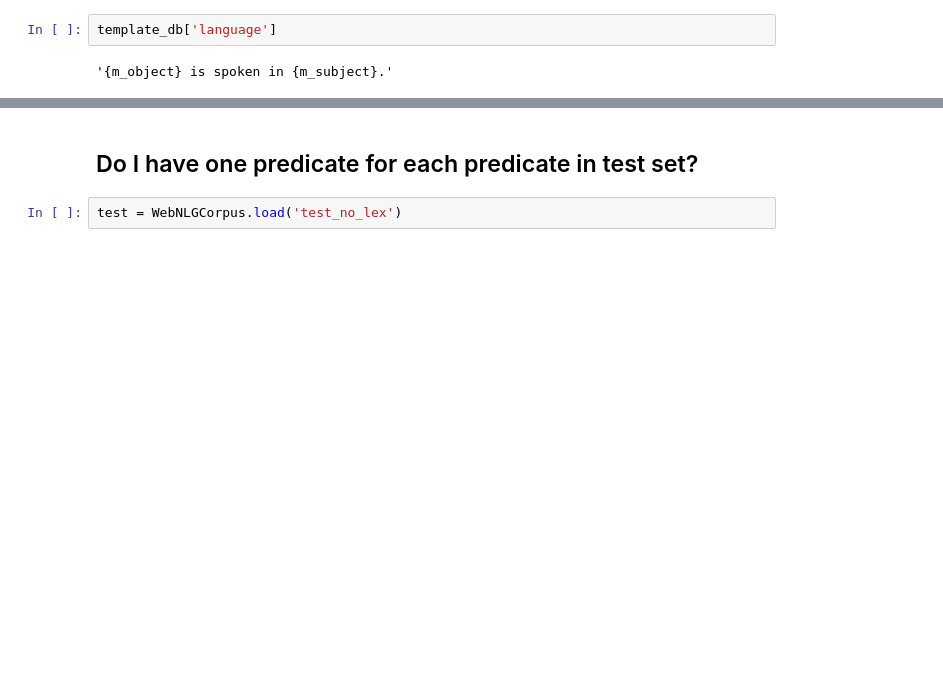
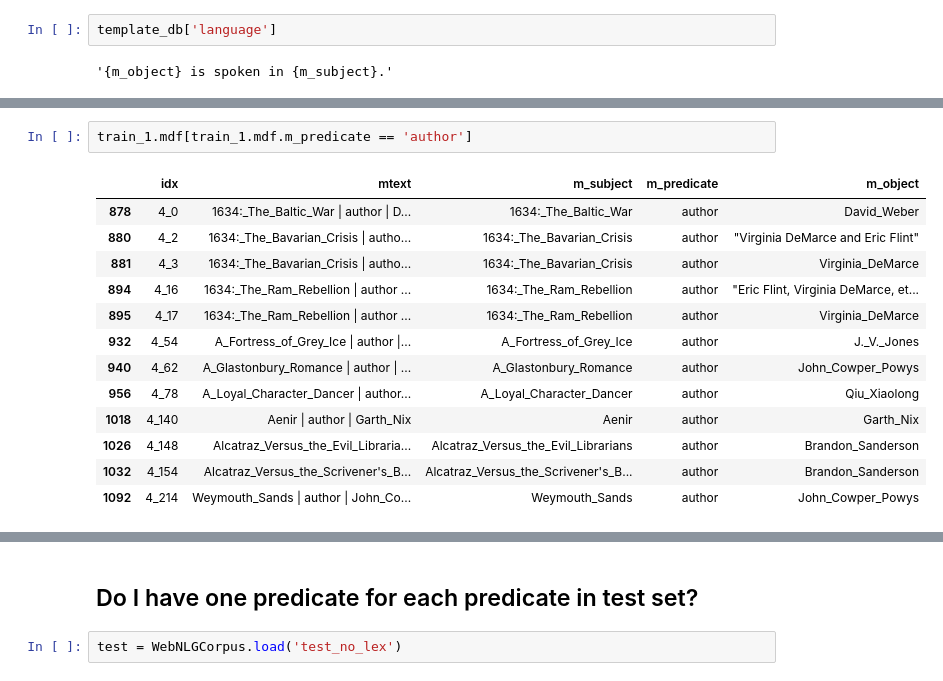
Before and after one commit to abevieiramota/challenge-webnlg, a Jupyter notebook: notebook/5 - Model - Template Based - roots.ipynb, the cells around one changed output, grey strips where cells are left out. Saved outputs shown, nothing was run; the diff lists cells and outputs as text; blank space fills up the shorter version.

```diff
--- a/notebook/5 - Model - Template Based - roots.ipynb
+++ b/notebook/5 - Model - Template Based - roots.ipynb
@@ -222,0 +243,16 @@ template_db['language']
+# %%
+train_1.mdf[train_1.mdf.m_predicate == 'author']
+# %% [output]
+|  | idx | mtext | m_subject | m_predicate | m_object |
+| 878 | 4_0 | 1634:_The_Baltic_War | author | D... | 1634:_The_Baltic_War | author | David_Weber |
+| 880 | 4_2 | 1634:_The_Bavarian_Crisis | autho... | 1634:_The_Bavarian_Crisis | author | "Virginia DeMarce and Eric Flint" |
+| 881 | 4_3 | 1634:_The_Bavarian_Crisis | autho... | 1634:_The_Bavarian_Crisis | author | Virginia_DeMarce |
+| 894 | 4_16 | 1634:_The_Ram_Rebellion | author ... | 1634:_The_Ram_Rebellion | author | "Eric Flint, Virginia DeMarce, et... |
+| 895 | 4_17 | 1634:_The_Ram_Rebellion | author ... | 1634:_The_Ram_Rebellion | author | Virginia_DeMarce |
+| 932 | 4_54 | A_Fortress_of_Grey_Ice | author |... | A_Fortress_of_Grey_Ice | author | J._V._Jones |
+| 940 | 4_62 | A_Glastonbury_Romance | author | ... | A_Glastonbury_Romance | author | John_Cowper_Powys |
+| 956 | 4_78 | A_Loyal_Character_Dancer | author... | A_Loyal_Character_Dancer | author | Qiu_Xiaolong |
+| 1018 | 4_140 | Aenir | author | Garth_Nix | Aenir | author | Garth_Nix |
+| 1026 | 4_148 | Alcatraz_Versus_the_Evil_Libraria... | Alcatraz_Versus_the_Evil_Librarians | author | Brandon_Sanderson |
+| 1032 | 4_154 | Alcatraz_Versus_the_Scrivener's_B... | Alcatraz_Versus_the_Scrivener's_B... | author | Brandon_Sanderson |
+| 1092 | 4_214 | Weymouth_Sands | author | John_Co... | Weymouth_Sands | author | John_Cowper_Powys |
```
Also changed, not shown: parts of 6 cells of this notebook, 2 other files.
